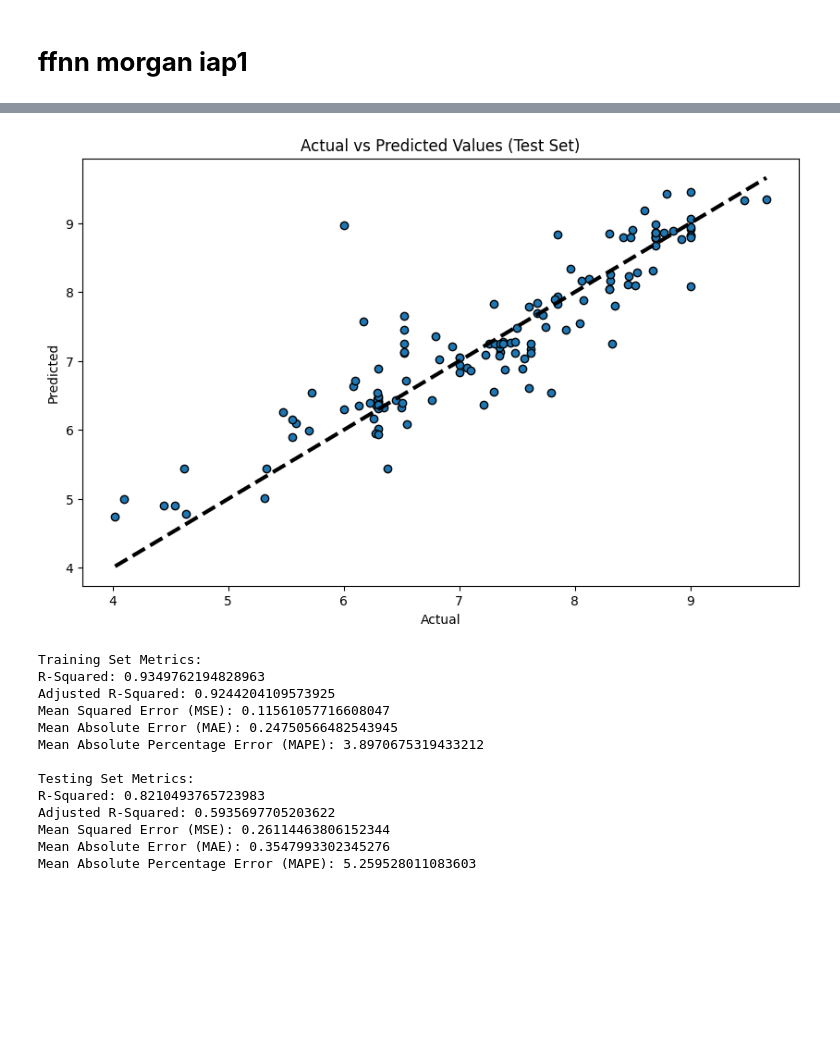
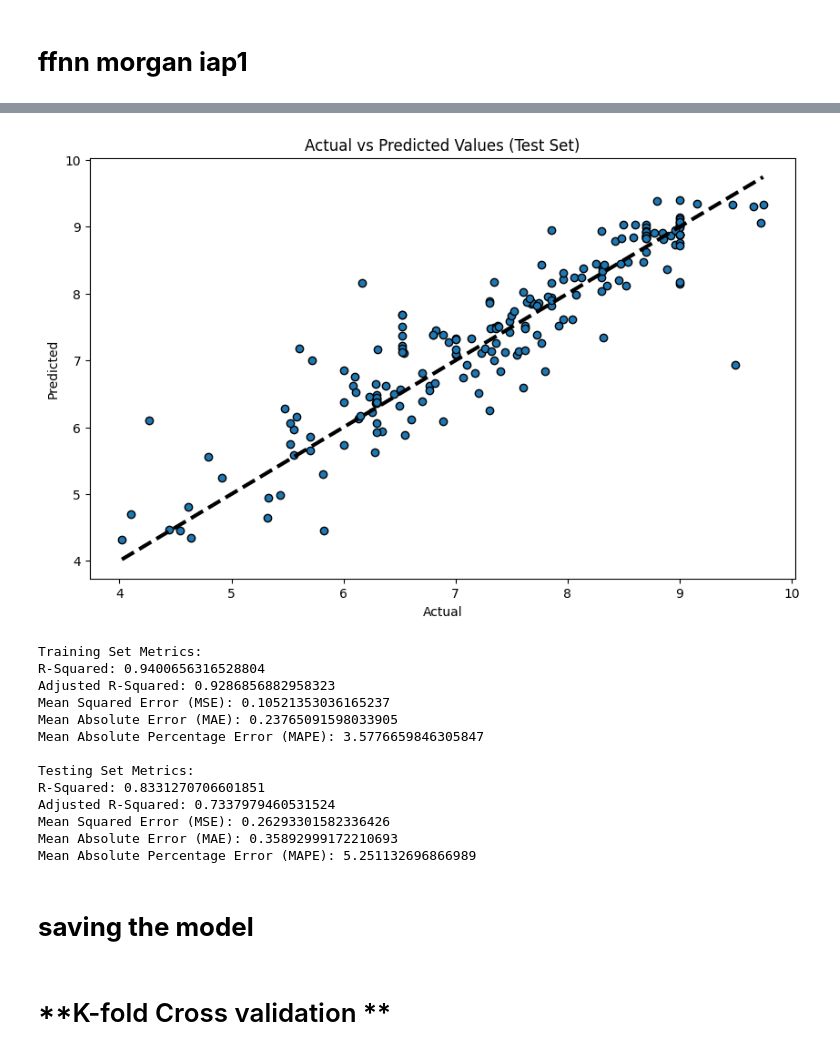
Before and after one commit to keinerfan/CIAP1, a Jupyter notebook: iap_morgan_fingerprint_tweaking_model_2.ipynb, the cells around one changed output, grey strips where cells are left out. Cells and saved outputs as stored; diff of their text form; code cells hidden in the pictures; blank space fills up the shorter version.

```diff
--- a/iap_morgan_fingerprint_tweaking_model_2.ipynb
+++ b/iap_morgan_fingerprint_tweaking_model_2.ipynb
@@ -26,7 +26,6 @@ from sklearn.metrics import r2_score
 data = pd.read_csv('https://raw.githubusercontent.com/keinerfan/CIAP1/DATA-SETS/IAP1_06_morgan_fp.csv')
 
 y = data.pIC50.values.reshape((-1,1))
-scaler = StandardScaler()
 
 
 data = data.drop(['pIC50'] , axis = 1 )
@@ -41,7 +40,7 @@ x = merged_data
 
 
 # Train-test split
-X_train, X_test, y_train, y_test = train_test_split(merged_data, y, test_size=0.2, random_state=42)
+X_train, X_test, y_train, y_test = train_test_split(merged_data, y, test_size=0.3, random_state=42)
 
 # Normalize y using StandardScaler
 
@@ -54,7 +53,7 @@ y_test = torch.tensor(y_test, device=device).float()
 from torch.utils.data import TensorDataset, DataLoader
 
 train_dataset = TensorDataset(X_train, y_train)
-train_loader = DataLoader(dataset=train_dataset, batch_size=16, shuffle=True)
+train_loader = DataLoader(dataset=train_dataset, batch_size=32, shuffle=True)
 import torch
 import torch.nn as nn
 import torch.optim as optim
@@ -114,7 +113,7 @@ learning_rate = 0.01
 
 # Initialize model, criterion, and optimizer
 model = Net(input_size, hidden_size, dropout_rate, output_size)
-criterion = nn.MSELoss()  # Use nn.CrossEntropyLoss() for classification
+criterion = nn.MSELoss()
 optimizer = optim.Adam(model.parameters(), lr=learning_rate)
 
 # Example training loop (assuming train_loader and validation setup is in place)
@@ -146,6 +145,7 @@ from sklearn.model_selection import train_test_split
 from sklearn.linear_model import ElasticNet
 from sklearn.metrics import r2_score, mean_squared_error, mean_absolute_error
 import matplotlib.pyplot as plt
+from sklearn.model_selection import KFold, cross_val_score
 #y_pred_test = mlp(X_test)
 #r2_test = r2_score(y_test.detach().numpy(), y_pred_test.detach().numpy())
 y_train_pred = model(X_train)
@@ -227,14 +227,16 @@ Epoch: 190 Training loss: 0.37
-[figure, old version]
+[figure, new version]
 Training Set Metrics:
-R-Squared: 0.9349762194828963
-Adjusted R-Squared: 0.9244204109573925
-Mean Squared Error (MSE): 0.11561057716608047
-Mean Absolute Error (MAE): 0.24750566482543945
-Mean Absolute Percentage Error (MAPE): 3.8970675319433212
+R-Squared: 0.9400656316528804
+Adjusted R-Squared: 0.9286856882958323
+Mean Squared Error (MSE): 0.10521353036165237
+Mean Absolute Error (MAE): 0.23765091598033905
+Mean Absolute Percentage Error (MAPE): 3.5776659846305847
 
 Testing Set Metrics:
-R-Squared: 0.8210493765723983
-Adjusted R-Squared: 0.5935697705203622
-Mean Squared Error (MSE): 0.26114463806152344
-Mean Absolute Error (MAE): 0.3547993302345276
-Mean Absolute Percentage Error (MAPE): 5.259528011083603
+R-Squared: 0.8331270706601851
+Adjusted R-Squared: 0.7337979460531524
+Mean Squared Error (MSE): 0.26293301582336426
+Mean Absolute Error (MAE): 0.35892999172210693
+Mean Absolute Percentage Error (MAPE): 5.251132696866989
+# %% [markdown]
+# **saving the model**
@@ -240,0 +248,2 @@ Mean Absolute Percentage Error (MAPE): 5.259528011083603
+# %% [markdown]
+# **K-fold Cross validation **
```
Also changed, not shown: parts of 5 cells of this notebook.
